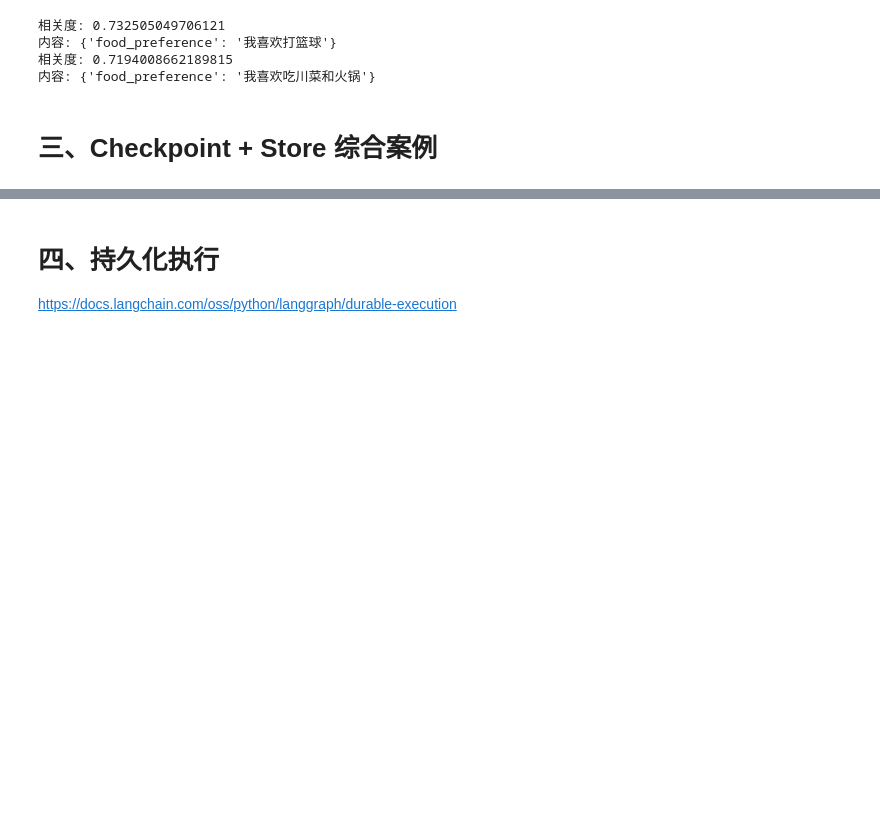
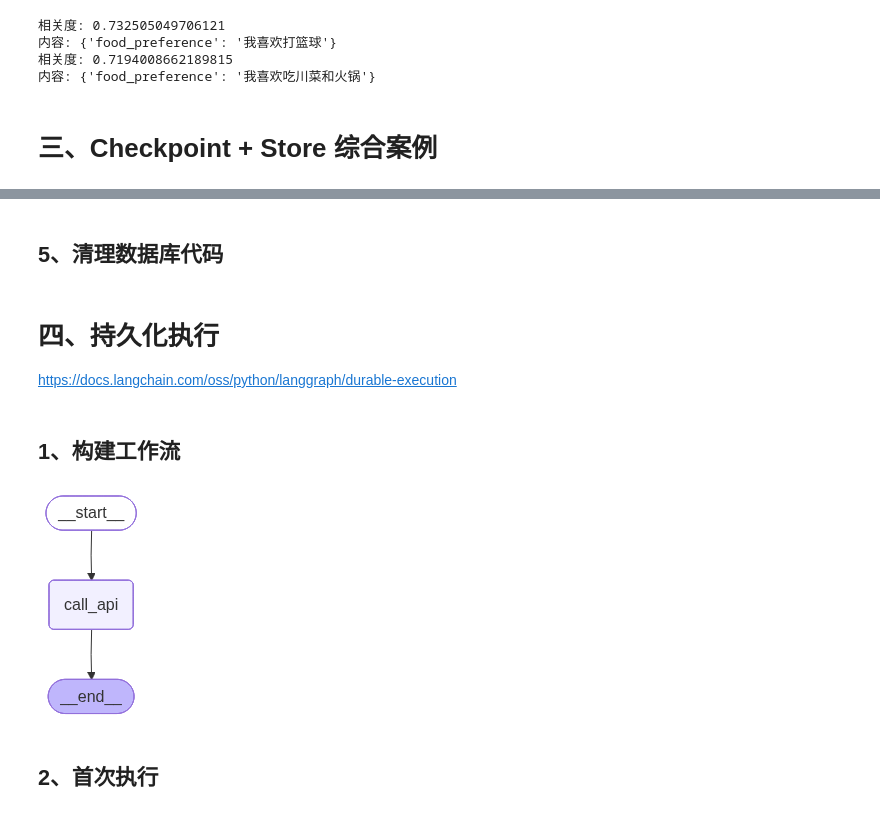
Before and after one commit to wenwenc9/langgraph-tutorial-wenwenc9, a Jupyter notebook: Langgraph_Learning/2-进阶/1、持久化.ipynb, the cells around one changed output, grey strips where cells are left out. Drawn from its saved outputs; the diff is of its cells as text; code cells hidden in the pictures; blank space fills up the shorter version.

Commit message:
提交博客： 03｜Langgraph | 从入门到实战 | 进阶篇 | 持久化
代码

```diff
--- a/Langgraph_Learning/2-进阶/1、持久化.ipynb
+++ b/Langgraph_Learning/2-进阶/1、持久化.ipynb
@@ -471,0 +527,29 @@ print(f"向量索引维度: {store.index_config.get('dims')}")
+# %%
+from langchain_milvus import Milvus
+from pymilvus import Collection, connections
+vector_store = Milvus(
+    embedding_function=VolcEmbeddings(),
+    connection_args={
+        "host": "localhost",
+        "port": "19530",
+        "user": "root",
+        "password": "Milvus123456-123456789"
+    },
+    collection_name="my_collection",
+    index_params={
+        "index_type": "HNSW",  # 🔥 支持高级索引
+        "metric_type": "COSINE",
+        "params": {"M": 16, "efConstruction": 200}
+    },
+)
+# 使用方式完全一样
+vector_store.add_texts(["我的姓名叫稳稳", "我最喜欢骑行了！"])
+
+# 查询
+results = vector_store.similarity_search("姓名", k=3)
+results2 = vector_store.similarity_search_with_score("姓名", k=3)
+for i, (doc, score) in enumerate(results2, 1):
+    print(f"\n结果 {i}:")
+    print(f"  内容: {doc.page_content}")
+    print(f"  相似度: {score:.4f}")  # 🔥 这就是相似度分数
+    print(f"  元数据: {doc.metadata}")
@@ -471,0 +587,11 @@ print(f"向量索引维度: {store.index_config.get('dims')}")
+# %%
+from langgraph.graph import MessagesState
+from typing import Optional,Dict,Any
+class State(MessagesState):
+    """
+        继承 MessagesState 自动获得 messages 字段
+    """
+    user_id: str                          # 用户唯一标识
+    user_profile: Optional[Dict[str, Any]] = {}   # 用户画像文本(从 PostgresStore 获取)
+    history_context: Optional[str] = ""   # 历史摘要文本(从 Milvus 检索)
+    last_user_message: Optional[str] = "" # 最后一条用户消息,用于检索和提取
@@ -471,0 +1091,2 @@ print(f"向量索引维度: {store.index_config.get('dims')}")
+# %% [markdown]
+## 5、清理数据库代码
@@ -472,3 +1095,5 @@ print(f"向量索引维度: {store.index_config.get('dims')}")
 # %% [markdown]
 # 四、持久化执行
 https://docs.langchain.com/oss/python/langgraph/durable-execution
+# %% [markdown]
+## 1、构建工作流
@@ -474,0 +1178,6 @@ https://docs.langchain.com/oss/python/langgraph/durable-execution
+# %%
+graph
+# %% [output]
+[figure, added]
+# %% [markdown]
+## 2、首次执行
```
Also changed, not shown: parts of 36 cells of this notebook, 5 other files.
